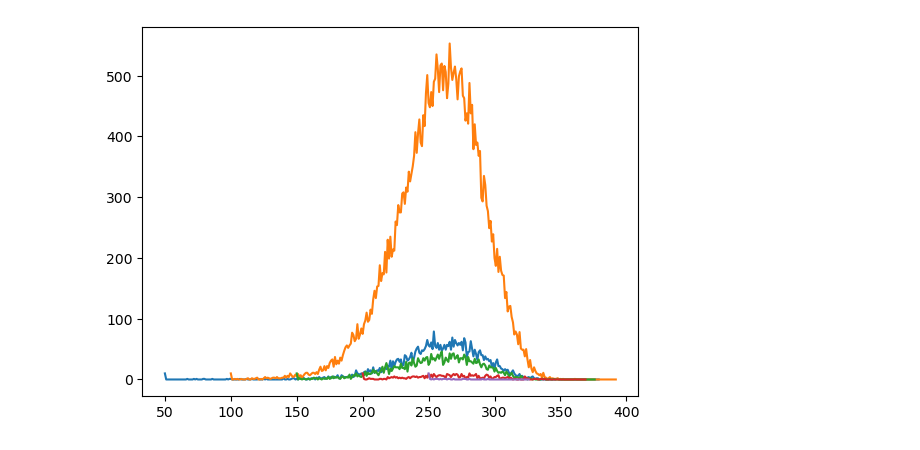
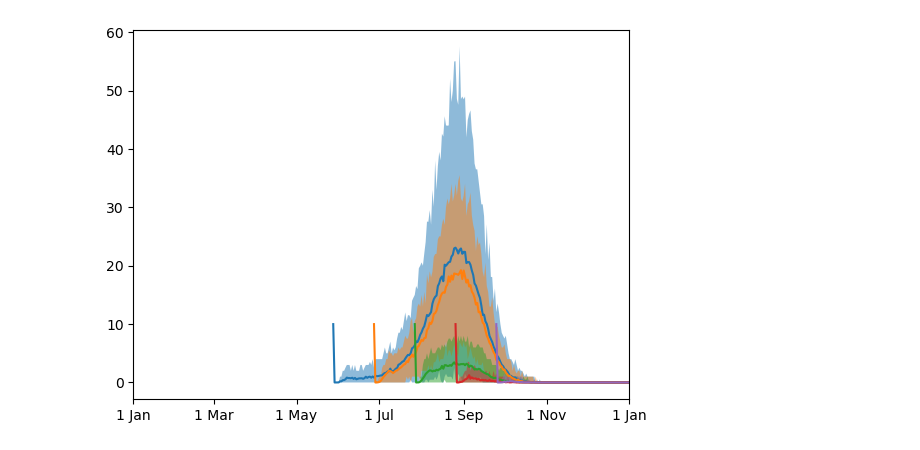
Before and after one commit to will-s-hart/end-of-outbreak-vbd, a Jupyter notebook: sim_study.ipynb, the cells around one changed output. Drawn from its saved outputs; the diff is of its cells as text; code cells hidden in the pictures.

```diff
--- a/sim_study.ipynb
+++ b/sim_study.ipynb
@@ -46,15 +82,29 @@ plt.plot(rep_no_func_doy(np.arange(0, 365)))
 # %%
-for doy_start in [50, 100, 150, 200, 250]:
-    incidence_vec = renewal_model(
-        rep_no_func=lambda t: rep_no_func_doy(doy_start + t),
-        t_stop=1000,
-        gen_time_dist_vec=gen_time_dist_vec,
-        rng=rng,
-        incidence_init=10,
+no_sims = 100
+fig, ax = plt.subplots()
+for doy_start in example_doys:
+    incidence_mat = np.zeros((no_sims, 366), dtype=int)
+    for sim_idx in tqdm(range(no_sims)):
+        incidence_vec = renewal_model(
+            rep_no_func=lambda t: rep_no_func_doy(doy_start + t),
+            t_stop=366,
+            gen_time_dist_vec=gen_time_dist_vec,
+            rng=rng,
+            incidence_init=10,
+        )
+        incidence_mat[sim_idx, : len(incidence_vec)] = incidence_vec
+    incidence_mean = incidence_mat.mean(axis=0)
+    incidence_lower = np.percentile(incidence_mat, 2.5, axis=0)
+    incidence_upper = np.percentile(incidence_mat, 97.5, axis=0)
+    doy_vec = np.arange(doy_start, doy_start + len(incidence_mean))
+    ax.plot(doy_vec, incidence_mean)
+    ax.fill_between(
+        doy_vec,
+        incidence_lower,
+        incidence_upper,
+        alpha=0.5,
     )
-    plt.plot(
-        np.arange(doy_start, doy_start + len(incidence_vec)),
-        incidence_vec,
-    )
+    ax.set_xlim(1, 366)
+    month_start_xticks(ax)
 # %% [output]
-[figure, old version]
+[figure, new version]
```
Also changed, not shown: parts of 8 cells of this notebook, 4 other files.
